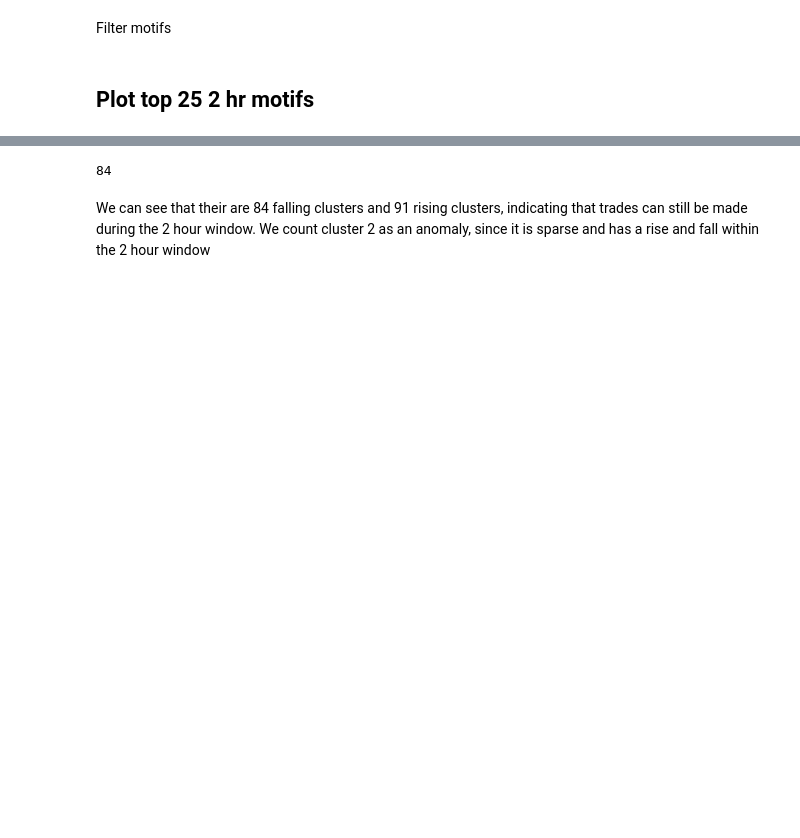
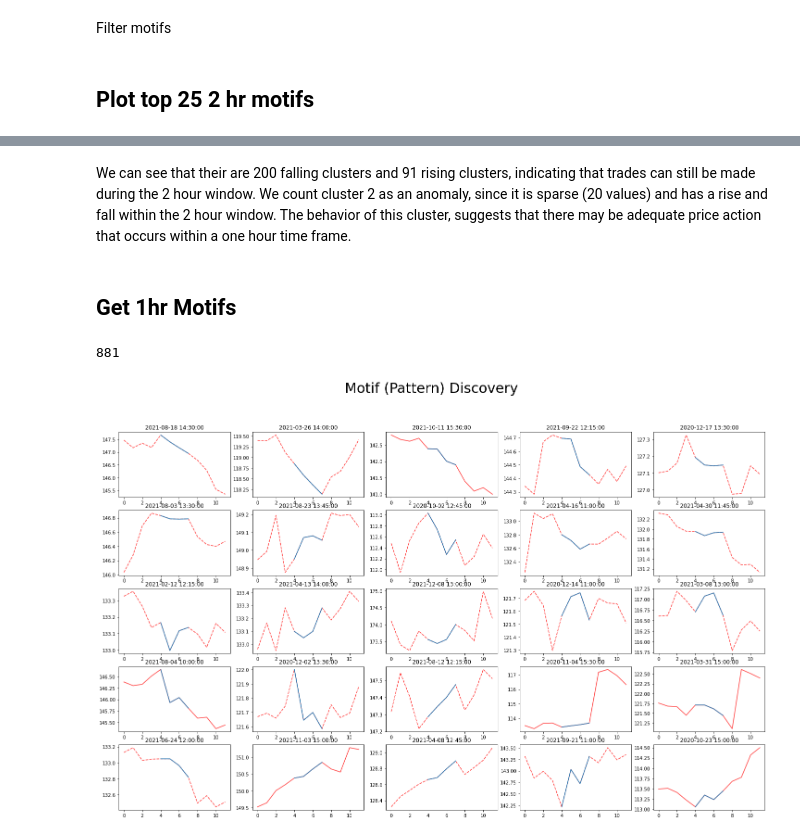
Before and after one commit to itberrios/algotrading, a Jupyter notebook: descriptive_analytics/motifs/motifs_aapl_15min.ipynb, the cells around one changed output, grey strips where cells are left out. Saved outputs shown, nothing was run; the diff lists cells and outputs as text; code cells hidden in the pictures; blank space fills up the shorter version.

```diff
--- a/descriptive_analytics/motifs/motifs_aapl_15min.ipynb
+++ b/descriptive_analytics/motifs/motifs_aapl_15min.ipynb
@@ -378,6 +408,52 @@ cluster 5 size: 32
-# %%
-52 + 32
-# %% [output]
-84
 # %% [markdown]
-We can see that their are 84 falling clusters and 91 rising clusters, indicating that trades can still be made during the 2 hour window. We count cluster 2 as an anomaly, since it is sparse and has a rise and fall within the 2 hour window
+We can see that their are 200 falling clusters and 91 rising clusters, indicating that trades can still be made during the 2 hour window. We count cluster 2 as an anomaly, since it is sparse (20 values) and has a rise and fall within the 2 hour window. The behavior of this cluster, suggests that there may be adequate price action that occurs within a one hour time frame.
+# %% [markdown]
+## Get 1hr Motifs
+# %%
+window_1hr = 4
+matrix_profile_1hr = stumpy.stump(train_df['close'].sort_index(), m=window_1hr)
+# %%
+useful_motif_indexes_1hr = filter_motif_indexes(matrix_profile_1hr, thresh=4)
+# %%
+len(useful_motif_indexes_1hr)
+# %% [output]
+881
+# %%
+ext_window = 4
+motifs, motif_idxs, ext_motifs, ext_outside = clean_motifs(useful_motif_indexes_1hr,
+                                                           matrix_profile_1hr,
+                                                           window_1hr,
+                                                           ext_window)
+# %%
+# display top 25 discovered motifs
+
+# store motif indexes to ensure that matches close in time are not plotted
+motif_indexes = []
+
+
+fig = plt.figure(figsize=(25, 15))
+plt.suptitle('Motif (Pattern) Discovery', fontsize='30')
+
+i = 0
+for i in range(25):
+    plt.subplot(5, 5, 1 + i)
+
+    # get motifs
+    motif = motifs[i]
+    m_idx = motif_idxs[i]
+    ext_motif = ext_motifs[i]
+    ext_out = ext_outside[i]
+
+
+    # plot motif
+    if ext_out == 0:
+        plt.plot(ext_motif, 'r--', alpha=0.75)
+        plt.plot(np.arange(ext_window, window_1hr + ext_window), motif)
+    else:
+        plt.plot(ext_motif, 'r', alpha=0.75)
+        plt.plot(np.arange(ext_window, window_1hr + ext_window), motif)
+
+
+    plt.title(train_df['close'].index[m_idx])
+# %% [output]
+[figure, added]
```
Also changed, not shown: parts of 30 cells of this notebook.
